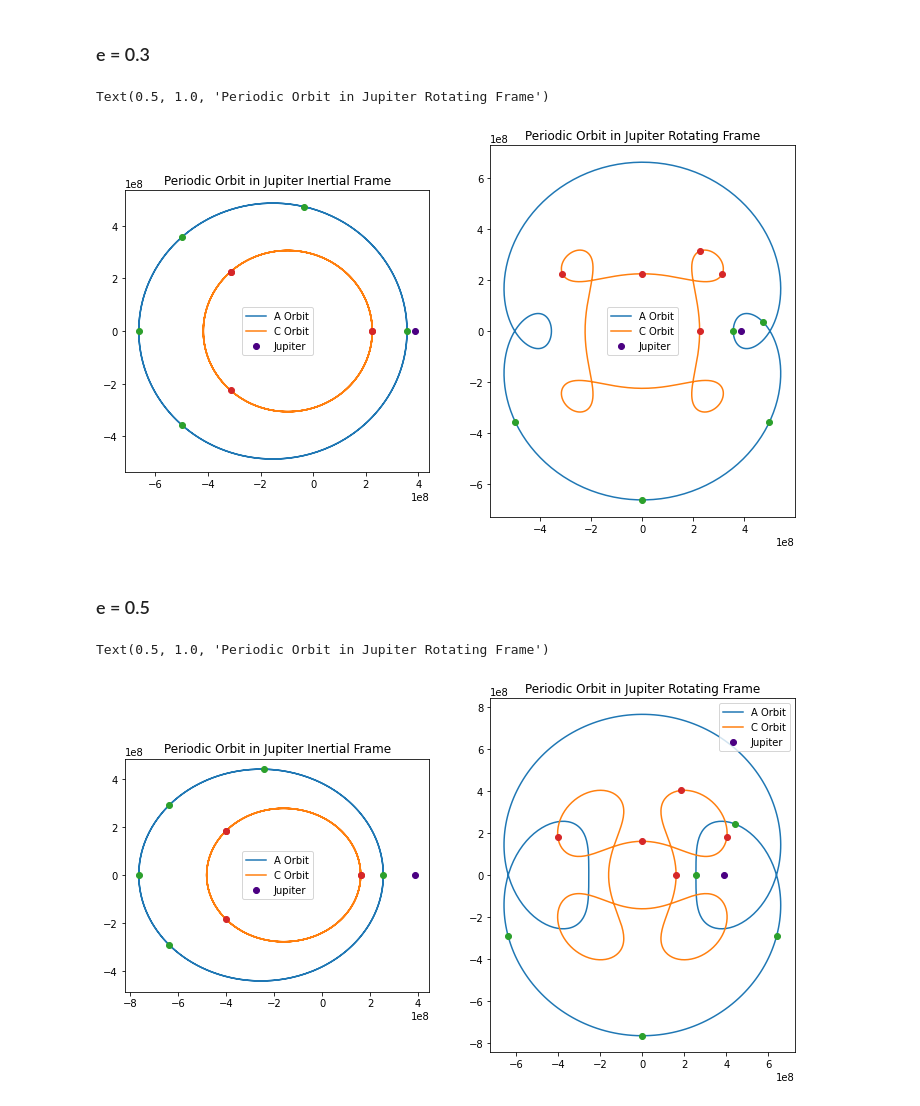
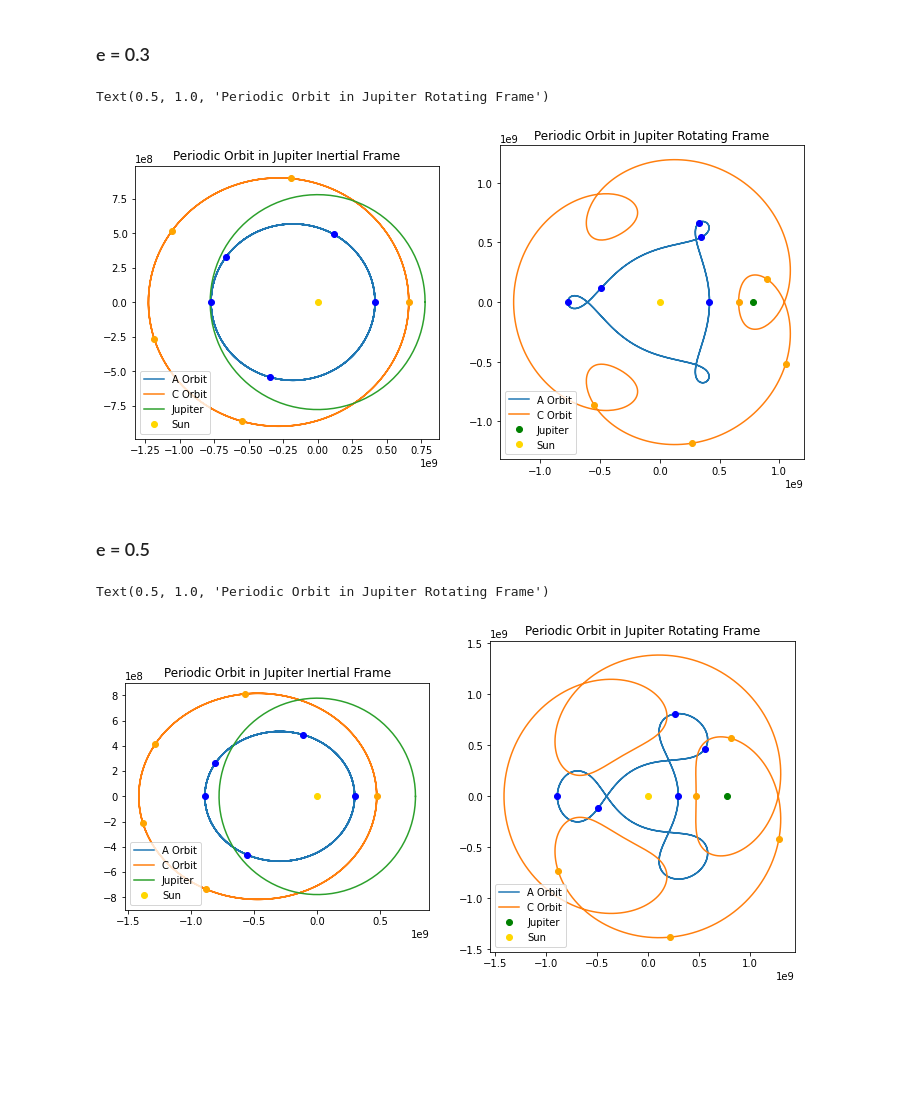
Before and after one commit to prabhu8/Advanced-Orbital-Mechanics, a Jupyter notebook: PSB (Lagrange Points and Rotating Frame)/PSB1.ipynb, the cells around one changed output. Drawn from its saved outputs; the diff is of its cells as text; code cells hidden in the pictures; blank space fills up the shorter version.

```diff
--- a/PSB (Lagrange Points and Rotating Frame)/PSB1.ipynb
+++ b/PSB (Lagrange Points and Rotating Frame)/PSB1.ipynb
@@ -36,11 +36,11 @@ a_Jup = 5.2/2 * SS.loc['Earth','a']
 Per_Jup = 2*np.pi*np.sqrt(a_Jup**3/miu)
 n_Jup = np.sqrt(miu/a_Jup**3)
 
-a_A = (res_A**2 * a_Jup**3)**(1/3)
+a_A = (1/res_A**2 * a_Jup**3)**(1/3)
 Per_A = Per_Jup/res_A
 n_A = np.sqrt(miu/a_A**3)
 
-a_C = (res_C**2 * a_Jup**3)**(1/3)
+a_C = (1/res_C**2 * a_Jup**3)**(1/3)
 Per_C = Per_Jup/res_C
 n_C = np.sqrt(miu/a_C**3)
 
@@ -128,7 +128,7 @@ Text(0.5, 1.0, 'Periodic Orbit in Jupiter Frame')
 ## Part d)
 ### e = 0.2
 # %%
-time = np.linspace(0,Per_Jup*3,500)
+time = np.linspace(0,Per_Jup*4,500)
 pos  = np.linspace(0,1,5)*Per_Jup
 e = 0.2
 
@@ -167,19 +167,21 @@ for i in range(len(thst_Jup_pos)):
 fig, ax = plt.subplots(nrows=1, ncols=2, figsize=(12,7))
 ax[0].plot(r_I_A[0,:],r_I_A[1,:])
 ax[0].plot(r_I_C[0,:],r_I_C[1,:])
-ax[0].plot(a_Jup, 0, 'o', color = "indigo")
-ax[0].plot(r_I_A_pos[0,:], r_I_A_pos[1,:],'o')
-ax[0].plot(r_I_C_pos[0,:], r_I_C_pos[1,:],'o')
-ax[0].legend(['A Orbit', 'C Orbit', 'Jupiter'])
+kp.plot_2d(a_Jup, 0, thst, ax[0])
+ax[0].plot(0, 0, 'o', color = "gold")
+ax[0].plot(r_I_A_pos[0,:], r_I_A_pos[1,:],'o', color='blue')
+ax[0].plot(r_I_C_pos[0,:], r_I_C_pos[1,:],'o', color='orange')
+ax[0].legend(['A Orbit', 'C Orbit', 'Jupiter', 'Sun'], loc='lower left')
 ax[0].set_aspect('equal', 'box')
 ax[0].set_title('Periodic Orbit in Jupiter Inertial Frame')
 
 ax[1].plot(r_Jup_A[0,:],r_Jup_A[1,:])
 ax[1].plot(r_Jup_C[0,:],r_Jup_C[1,:])
-ax[1].plot(a_Jup, 0, 'o', color = "indigo")
-ax[1].plot(r_Jup_A_pos[0,:], r_Jup_A_pos[1,:],'o')
-ax[1].plot(r_Jup_C_pos[0,:], r_Jup_C_pos[1,:],'o')
-ax[1].legend(['A Orbit', 'C Orbit', 'Jupiter'])
+ax[1].plot(a_Jup, 0, 'o', color = "green")
+ax[1].plot(0, 0, 'o', color = "gold")
+ax[1].plot(r_Jup_A_pos[0,:], r_Jup_A_pos[1,:],'o', color='blue')
+ax[1].plot(r_Jup_C_pos[0,:], r_Jup_C_pos[1,:],'o', color='orange')
+ax[1].legend(['A Orbit', 'C Orbit', 'Jupiter', 'Sun'], loc='lower left')
 ax[1].set_aspect('equal', 'box')
 ax[1].set_title('Periodic Orbit in Jupiter Rotating Frame')
 # %% [output]
@@ -188,7 +190,7 @@ Text(0.5, 1.0, 'Periodic Orbit in Jupiter Rotating Frame')
 # %% [markdown]
 ### e = 0.3
 # %%
-time = np.linspace(0,Per_Jup*3,500)
+time = np.linspace(0,Per_Jup*4,500)
 pos  = np.linspace(0,1,5)*Per_Jup
 e = 0.3
 
@@ -209,47 +211,50 @@ r_I_A_pos = Jup_frame(pos, n_A, e, a_A)
 r_I_C_pos = Jup_frame(pos, n_C, e, a_C)
 
 C_IJ = np.array([[np.cos(thst_Jup), np.sin(thst_Jup)],[-np.sin(thst_Jup), np.cos(thst_Jup)]] )
 C_IJ_pos = np.array([[np.cos(thst_Jup_pos), np.sin(thst_Jup_pos)],[-np.sin(thst_Jup_pos), np.cos(thst_Jup_pos)]] )
 
 r_Jup_A = np.zeros(r_I_A.shape)
 r_Jup_C = np.zeros(r_I_C.shape)
 for i in range(len(thst_Jup)):
     r_Jup_A[:,i] = C_IJ[:,:,i] @ r_I_A[:,i]
     r_Jup_C[:,i] = C_IJ[:,:,i] @ r_I_C[:,i]
 
 r_Jup_A_pos = np.zeros(r_I_A_pos.shape)
 r_Jup_C_pos = np.zeros(r_I_C_pos.shape)
 for i in range(len(thst_Jup_pos)):
     r_Jup_A_pos[:,i] = C_IJ_pos[:,:,i] @ r_I_A_pos[:,i]
     r_Jup_C_pos[:,i] = C_IJ_pos[:,:,i] @ r_I_C_pos[:,i]
 
 # Plots
 fig, ax = plt.subplots(nrows=1, ncols=2, figsize=(12,7))
 ax[0].plot(r_I_A[0,:],r_I_A[1,:])
 ax[0].plot(r_I_C[0,:],r_I_C[1,:])
-ax[0].plot(a_Jup, 0, 'o', color = "indigo")
-ax[0].plot(r_I_A_pos[0,:], r_I_A_pos[1,:],'o')
-ax[0].plot(r_I_C_pos[0,:], r_I_C_pos[1,:],'o')
-ax[0].legend(['A Orbit', 'C Orbit', 'Jupiter'])
+kp.plot_2d(a_Jup, 0, thst, ax[0])
+ax[0].plot(0, 0, 'o', color = "gold")
+ax[0].plot(r_I_A_pos[0,:], r_I_A_pos[1,:],'o', color='blue')
+ax[0].plot(r_I_C_pos[0,:], r_I_C_pos[1,:],'o', color='orange')
+ax[0].legend(['A Orbit', 'C Orbit', 'Jupiter', 'Sun'], loc='lower left')
 ax[0].set_aspect('equal', 'box')
 ax[0].set_title('Periodic Orbit in Jupiter Inertial Frame')
 
 ax[1].plot(r_Jup_A[0,:],r_Jup_A[1,:])
 ax[1].plot(r_Jup_C[0,:],r_Jup_C[1,:])
-ax[1].plot(a_Jup, 0, 'o', color = "indigo")
-ax[1].plot(r_Jup_A_pos[0,:], r_Jup_A_pos[1,:],'o')
-ax[1].plot(r_Jup_C_pos[0,:], r_Jup_C_pos[1,:],'o')
-ax[1].legend(['A Orbit', 'C Orbit', 'Jupiter'])
+ax[1].plot(a_Jup, 0, 'o', color = "green")
+ax[1].plot(0, 0, 'o', color = "gold")
+ax[1].plot(r_Jup_A_pos[0,:], r_Jup_A_pos[1,:],'o', color='blue')
+ax[1].plot(r_Jup_C_pos[0,:], r_Jup_C_pos[1,:],'o', color='orange')
+ax[1].legend(['A Orbit', 'C Orbit', 'Jupiter', 'Sun'], loc='lower left')
 ax[1].set_aspect('equal', 'box')
 ax[1].set_title('Periodic Orbit in Jupiter Rotating Frame')
 # %% [output]
 Text(0.5, 1.0, 'Periodic Orbit in Jupiter Rotating Frame')
-[figure, old version]
+[figure, new version]
 # %% [markdown]
 ### e = 0.5
 # %%
-time = np.linspace(0,Per_Jup*3,500)
+time = np.linspace(0,Per_Jup*4,500)
 pos  = np.linspace(0,1,5)*Per_Jup
+# label = ['0', '0.25', '0.5', '0.75']
 e = 0.5
 
 thst_Jup = n_Jup*time
@@ -287,21 +292,24 @@ for i in range(len(thst_Jup_pos)):
 fig, ax = plt.subplots(nrows=1, ncols=2, figsize=(12,7))
 ax[0].plot(r_I_A[0,:],r_I_A[1,:])
 ax[0].plot(r_I_C[0,:],r_I_C[1,:])
-ax[0].plot(a_Jup, 0, 'o', color = "indigo")
-ax[0].plot(r_I_A_pos[0,:], r_I_A_pos[1,:],'o')
-ax[0].plot(r_I_C_pos[0,:], r_I_C_pos[1,:],'o')
-ax[0].legend(['A Orbit', 'C Orbit', 'Jupiter'])
+kp.plot_2d(a_Jup, 0, thst, ax[0])
+ax[0].plot(0, 0, 'o', color = "gold")
+ax[0].plot(r_I_A_pos[0,:], r_I_A_pos[1,:],'o', color='blue')
+ax[0].plot(r_I_C_pos[0,:], r_I_C_pos[1,:],'o', color='orange')
+
+ax[0].legend(['A Orbit', 'C Orbit', 'Jupiter', 'Sun'], loc='lower left')
 ax[0].set_aspect('equal', 'box')
 ax[0].set_title('Periodic Orbit in Jupiter Inertial Frame')
 
 ax[1].plot(r_Jup_A[0,:],r_Jup_A[1,:])
 ax[1].plot(r_Jup_C[0,:],r_Jup_C[1,:])
-ax[1].plot(a_Jup, 0, 'o', color = "indigo")
-ax[1].plot(r_Jup_A_pos[0,:], r_Jup_A_pos[1,:],'o')
-ax[1].plot(r_Jup_C_pos[0,:], r_Jup_C_pos[1,:],'o')
-ax[1].legend(['A Orbit', 'C Orbit', 'Jupiter'])
+ax[1].plot(a_Jup, 0, 'o', color = "green")
+ax[1].plot(0, 0, 'o', color = "gold")
+ax[1].plot(r_Jup_A_pos[0,:], r_Jup_A_pos[1,:],'o', color='blue')
+ax[1].plot(r_Jup_C_pos[0,:], r_Jup_C_pos[1,:],'o', color='orange')
+ax[1].legend(['A Orbit', 'C Orbit', 'Jupiter', 'Sun'], loc='lower left')
 ax[1].set_aspect('equal', 'box')
 ax[1].set_title('Periodic Orbit in Jupiter Rotating Frame')
 # %% [output]
 Text(0.5, 1.0, 'Periodic Orbit in Jupiter Rotating Frame')
-[figure, old version]
+[figure, new version]
```
Also changed, not shown: parts of 5 cells of this notebook, 7 other files.
